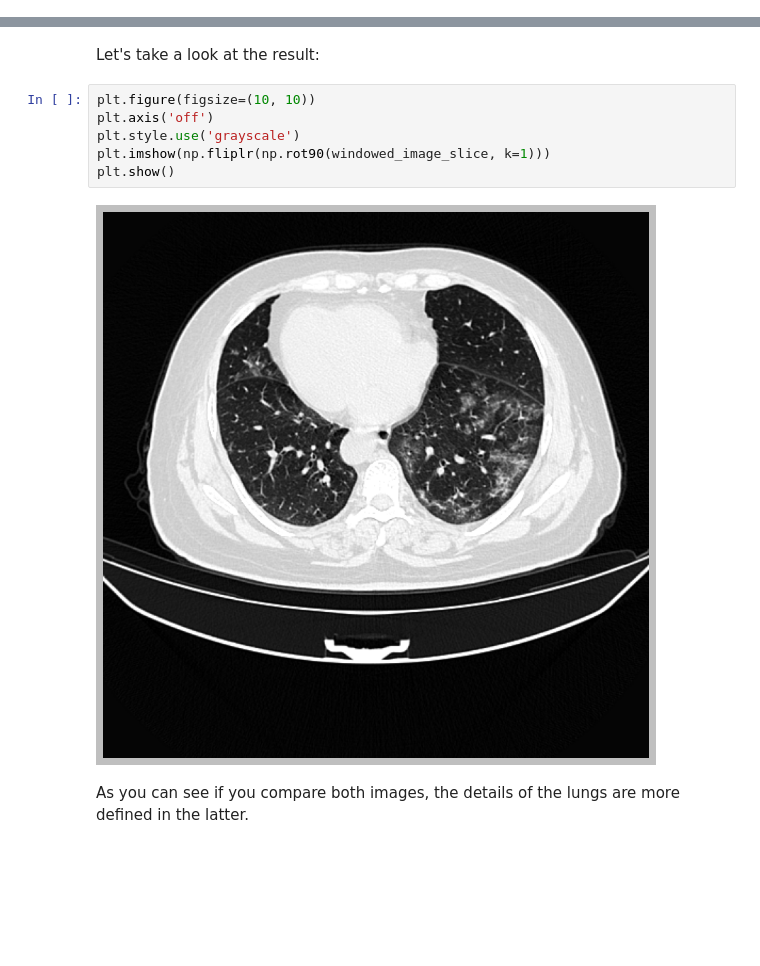
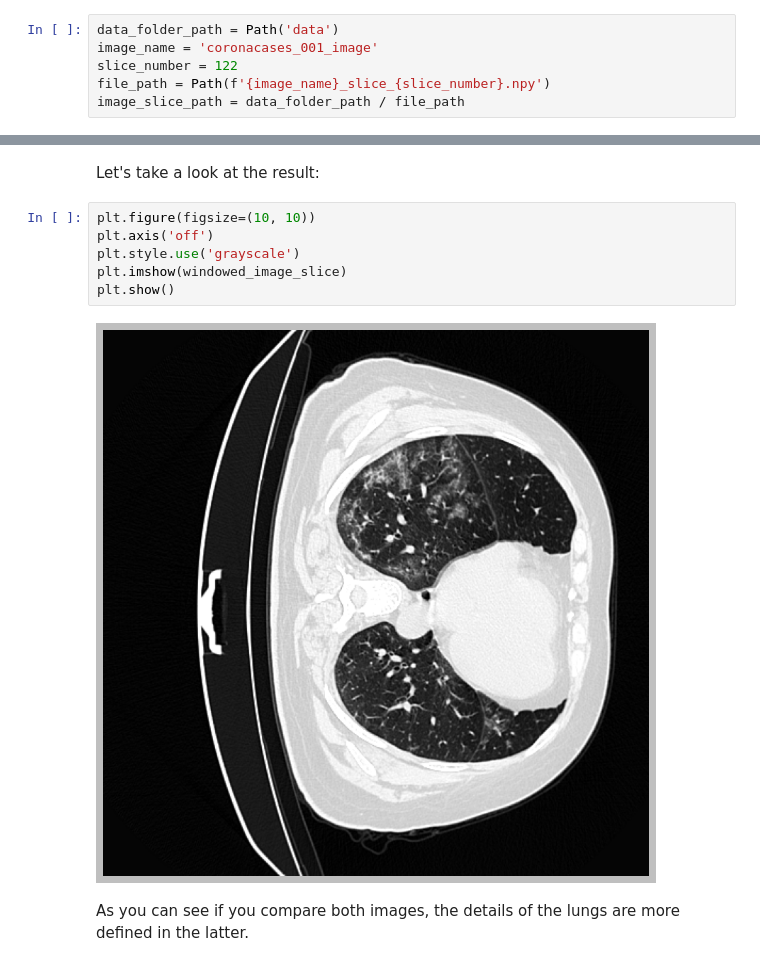
Before and after one commit to i3uex/sam, a Jupyter notebook: notebooks/windowing.ipynb, the cells around one changed output, grey strips where cells are left out. Drawn from its saved outputs; the diff is of its cells as text; blank space fills up the shorter version.

```diff
--- a/notebooks/windowing.ipynb
+++ b/notebooks/windowing.ipynb
@@ -19,3 +16,9 @@ image_slice_path = data_folder_path / Path(f'coronacases_001_image_slice_{slice_
+# %%
+data_folder_path = Path('data')
+image_name = 'coronacases_001_image'
+slice_number = 122
+file_path = Path(f'{image_name}_slice_{slice_number}.npy')
+image_slice_path = data_folder_path / file_path
 # %% [markdown]
 Let's load the image slice:
 # %%
@@ -67,10 +72,10 @@ Let's take a look at the result:
 # %%
 plt.figure(figsize=(10, 10))
 plt.axis('off')
 plt.style.use('grayscale')
-plt.imshow(np.fliplr(np.rot90(windowed_image_slice, k=1)))
+plt.imshow(windowed_image_slice)
 plt.show()
 # %% [output]
-[figure, old version]
+[figure, new version]
 # %% [markdown]
 As you can see if you compare both images, the details of the lungs are more defined in the latter.
```
Also changed, not shown: parts of 5 cells of this notebook, 1 other file.
